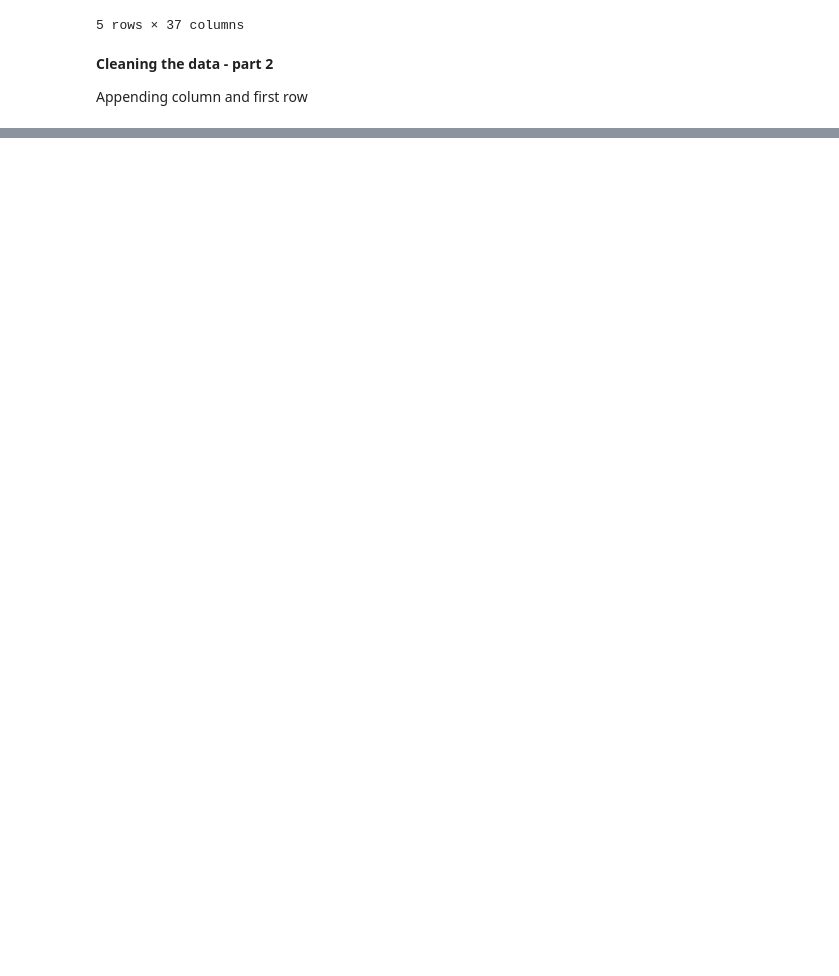
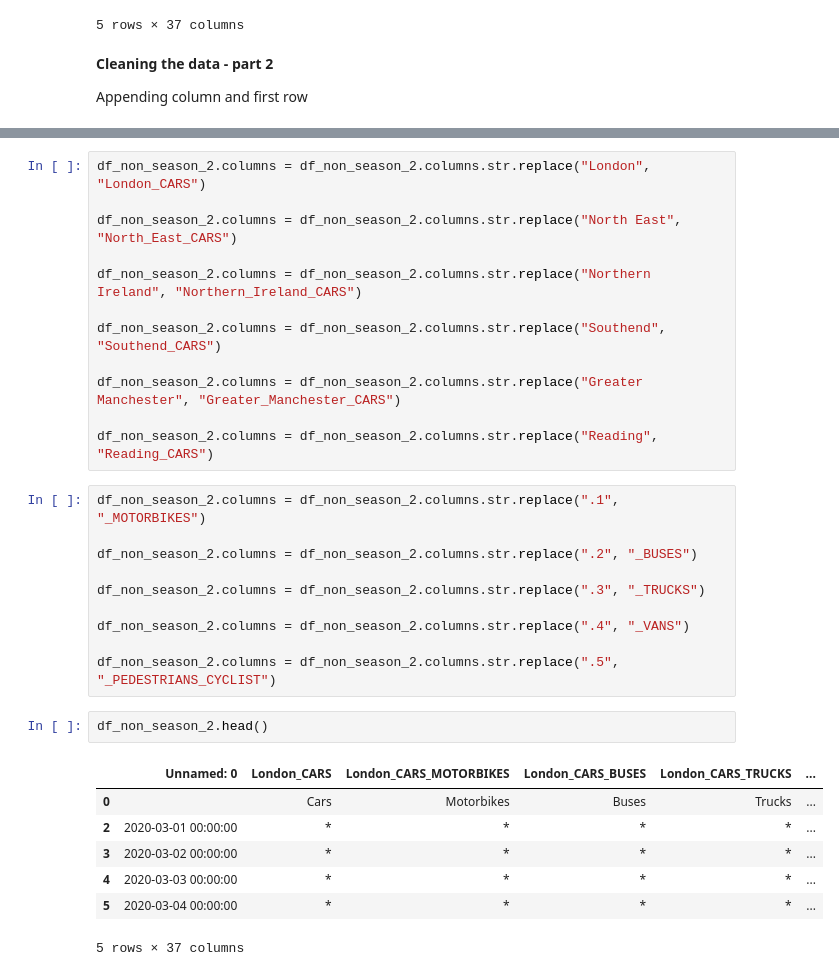
Before and after one commit to ravsheerRSA/Python_Training, a Jupyter notebook: Python_training_1.ipynb, the cells around one changed output, grey strips where cells are left out. Saved outputs shown, nothing was run; the diff lists cells and outputs as text; blank space fills up the shorter version.

```diff
--- a/Python_training_1.ipynb
+++ b/Python_training_1.ipynb
@@ -168,0 +183,32 @@ Appending column and first row
+# %%
+df_non_season_2.columns = df_non_season_2.columns.str.replace("London", "London_CARS")
+
+df_non_season_2.columns = df_non_season_2.columns.str.replace("North East", "North_East_CARS")
+
+df_non_season_2.columns = df_non_season_2.columns.str.replace("Northern Ireland", "Northern_Ireland_CARS")
+
+df_non_season_2.columns = df_non_season_2.columns.str.replace("Southend", "Southend_CARS")
+
+df_non_season_2.columns = df_non_season_2.columns.str.replace("Greater Manchester", "Greater_Manchester_CARS")
+
+df_non_season_2.columns = df_non_season_2.columns.str.replace("Reading", "Reading_CARS")
+# %%
+df_non_season_2.columns = df_non_season_2.columns.str.replace(".1", "_MOTORBIKES")
+
+df_non_season_2.columns = df_non_season_2.columns.str.replace(".2", "_BUSES")
+
+df_non_season_2.columns = df_non_season_2.columns.str.replace(".3", "_TRUCKS")
+
+df_non_season_2.columns = df_non_season_2.columns.str.replace(".4", "_VANS")
+
+df_non_season_2.columns = df_non_season_2.columns.str.replace(".5", "_PEDESTRIANS_CYCLIST")
+# %%
+df_non_season_2.head()
+# %% [output]
+|  | Unnamed: 0 | London_CARS | London_CARS_MOTORBIKES | London_CARS_BUSES | London_CARS_TRUCKS | ... |
+| 0 |  | Cars | Motorbikes | Buses | Trucks | ... |
+| 2 | 2020-03-01 00:00:00 | * | * | * | * | ... |
+| 3 | 2020-03-02 00:00:00 | * | * | * | * | ... |
+| 4 | 2020-03-03 00:00:00 | * | * | * | * | ... |
+| 5 | 2020-03-04 00:00:00 | * | * | * | * | ... |
+5 rows × 37 columns
```
Also changed, not shown: parts of 3 cells of this notebook.
